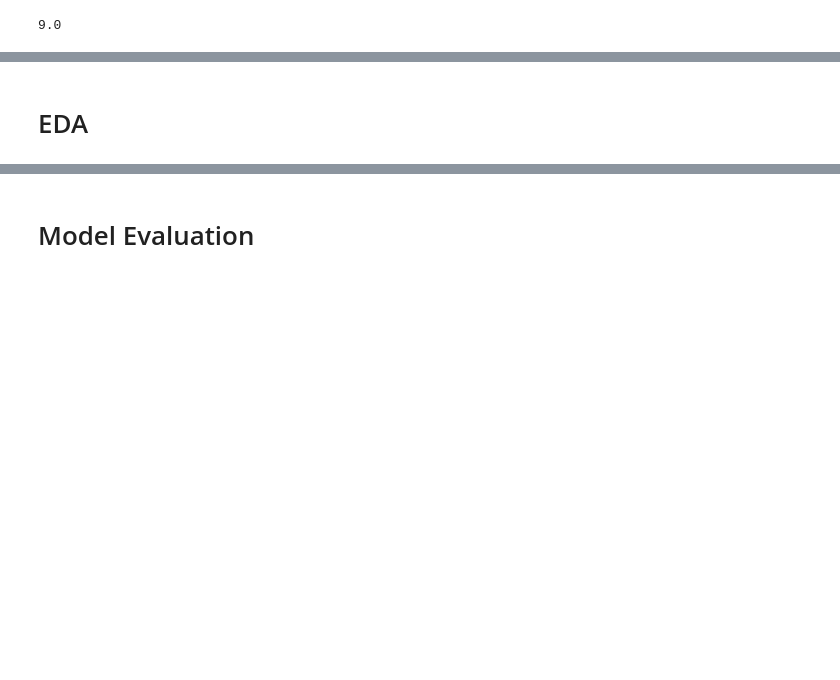
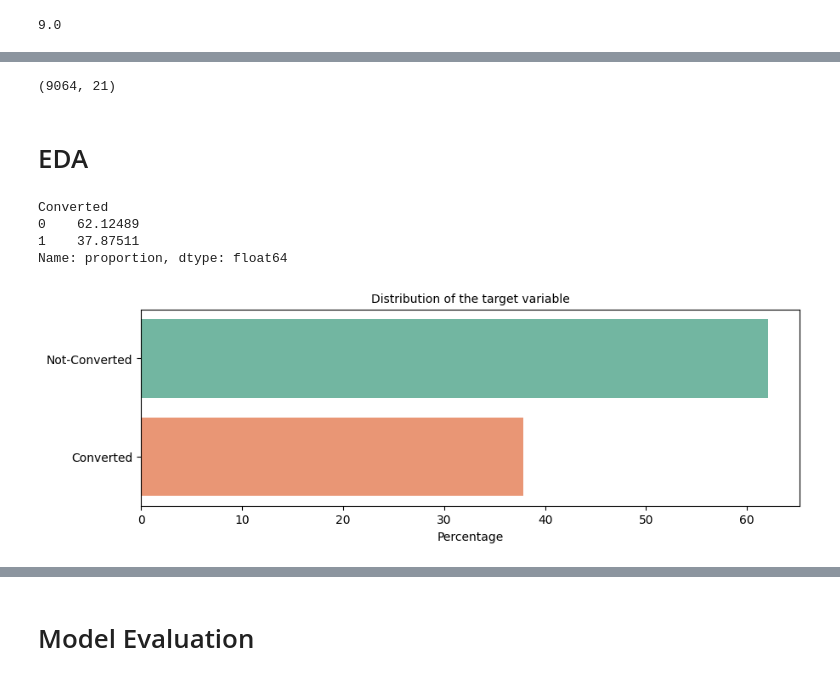
Before and after one commit to Ashlesha-0204/Lead_Scoring_Case_Study, a Jupyter notebook: lead_score.ipynb, the cells around one changed output, grey strips where cells are left out. Saved outputs shown, nothing was run; the diff lists cells and outputs as text; code cells hidden in the pictures; blank space fills up the shorter version.

```diff
--- a/lead_score.ipynb
+++ b/lead_score.ipynb
@@ -590,2 +655,35 @@ lead_score.shape
+# %%
+# standardize similar labels
+lead_score['Lead Source'] = lead_score['Lead Source'].replace({'google': 'Google'})
+# %%
+# replace the labels having less data entry points with 'others'
+lead_score['Lead Source'] = lead_score['Lead Source'].replace(['bing', 'Click2call', 'Press_Release','Social Media','Live Chat','youtubechannel','testone','Pay per Click Ads','welearnblog_Home','WeLearn','blog','NC_EDM'], 'Other Sources')
+# %%
+# replace the labels having less data entry points with 'others'
+lead_score['Last Activity'] = lead_score['Last Activity'].replace(['View in browser link Clicked','Approached upfront','Email Received','Email Marked Spam','Visited Booth in Tradeshow','Resubscribed to emails'], 'Other Activities')
+# %%
+# replace the labels having less data entry points with 'others'
+lead_score['Last Notable Activity'] = lead_score['Last Notable Activity'].replace(['Email Marked Spam','Approached upfront','Resubscribed to emails','View in browser link Clicked','Form Submitted on Website','Email Received'], 'Others')
+# %%
+lead_score.shape
+# %% [output]
+(9064, 21)
 # %% [markdown]
 # EDA
+# %%
+# check imbalance percentage
+lead_score.Converted.value_counts(normalize  = True)  *100
+# %% [output]
+Converted
+0    62.12489
+1    37.87511
+Name: proportion, dtype: float64
+# %%
+# Visualizing univariate characteristics of the Target variable
+plt.figure(figsize= [10,3])
+sns.barplot(y = ['Not-Converted','Converted'] ,  x = lead_score["Converted"].value_counts(normalize =True)*100, palette ="Set2")
+plt.xlabel('Percentage')
+plt.title("Distribution of the target variable", fontdict = {"fontsize":10})
+plt.show()
+# %% [output]
+[figure, added]
```
Also changed, not shown: parts of 59 cells of this notebook.
